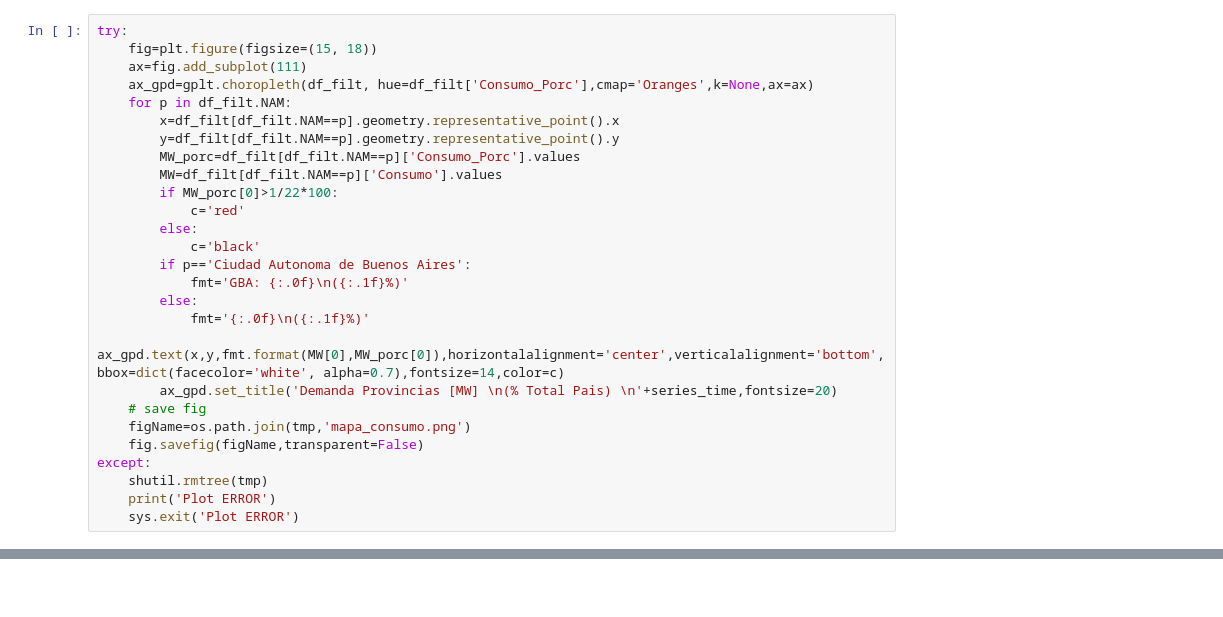
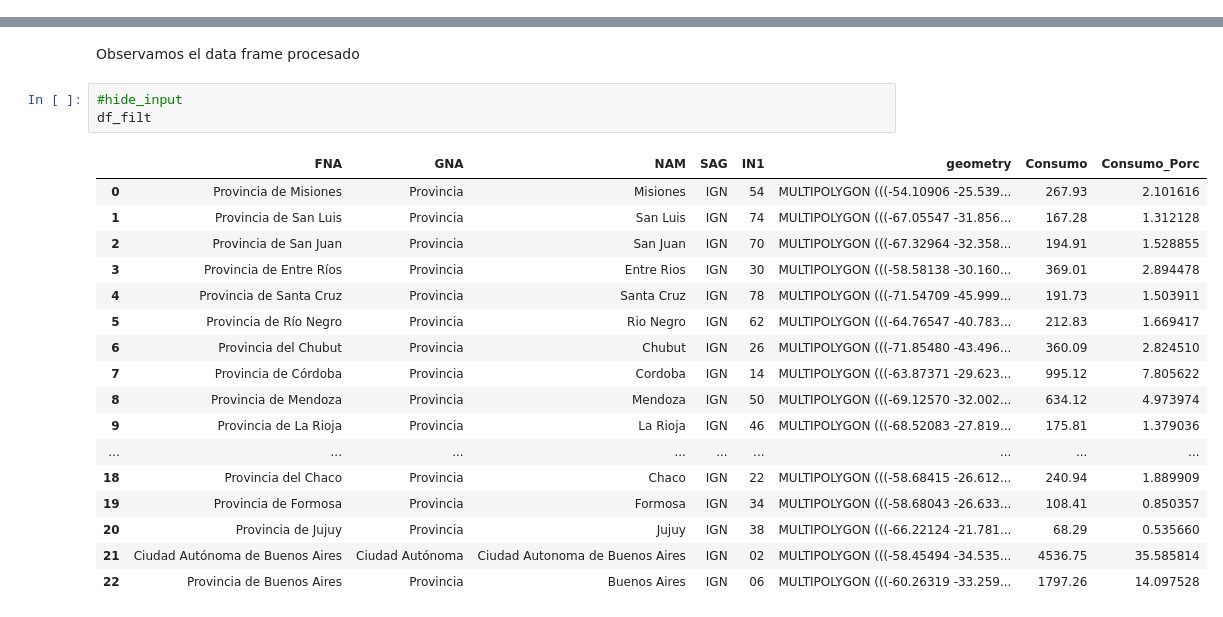
Before and after one commit to felixlapalma/tweet_reporter, a Jupyter notebook: consume_reporter_geojson.ipynb, the cells around one changed output, grey strips where cells are left out. Cells and saved outputs as stored; diff of their text form; blank space fills up the shorter version.

```diff
--- a/consume_reporter_geojson.ipynb
+++ b/consume_reporter_geojson.ipynb
@@ -77,27 +0,0 @@ else:
-# %%
-try:
-    fig=plt.figure(figsize=(15, 18))
-    ax=fig.add_subplot(111)
-    ax_gpd=gplt.choropleth(df_filt, hue=df_filt['Consumo_Porc'],cmap='Oranges',k=None,ax=ax)
-    for p in df_filt.NAM:
-        x=df_filt[df_filt.NAM==p].geometry.representative_point().x
-        y=df_filt[df_filt.NAM==p].geometry.representative_point().y
-        MW_porc=df_filt[df_filt.NAM==p]['Consumo_Porc'].values
-        MW=df_filt[df_filt.NAM==p]['Consumo'].values
-        if MW_porc[0]>1/22*100:
-            c='red'
-        else:
-            c='black'
-        if p=='Ciudad Autonoma de Buenos Aires':
-            fmt='GBA: {:.0f}\n({:.1f}%)'
-        else:
-            fmt='{:.0f}\n({:.1f}%)'
-        ax_gpd.text(x,y,fmt.format(MW[0],MW_porc[0]),horizontalalignment='center',verticalalignment='bottom',bbox=dict(facecolor='white', alpha=0.7),fontsize=14,color=c)
-        ax_gpd.set_title('Demanda Provincias [MW] \n(% Total Pais) \n'+series_time,fontsize=20)
-    # save fig
-    figName=os.path.join(tmp,'mapa_consumo.png')
-    fig.savefig(figName,transparent=False)
-except:
-    shutil.rmtree(tmp)
-    print('Plot ERROR')
-    sys.exit('Plot ERROR')
@@ -128,0 +132,23 @@ shutil.rmtree(tmp)
+# %% [markdown]
+Observamos el data frame procesado
+# %%
+#hide_input
+df_filt
+# %% [output]
+|  | FNA | GNA | NAM | SAG | IN1 | geometry | Consumo | Consumo_Porc |
+| 0 | Provincia de Misiones | Provincia | Misiones | IGN | 54 | MULTIPOLYGON (((-54.10906 -25.539... | 267.93 | 2.101616 |
+| 1 | Provincia de San Luis | Provincia | San Luis | IGN | 74 | MULTIPOLYGON (((-67.05547 -31.856... | 167.28 | 1.312128 |
+| 2 | Provincia de San Juan | Provincia | San Juan | IGN | 70 | MULTIPOLYGON (((-67.32964 -32.358... | 194.91 | 1.528855 |
+| 3 | Provincia de Entre Ríos | Provincia | Entre Rios | IGN | 30 | MULTIPOLYGON (((-58.58138 -30.160... | 369.01 | 2.894478 |
+| 4 | Provincia de Santa Cruz | Provincia | Santa Cruz | IGN | 78 | MULTIPOLYGON (((-71.54709 -45.999... | 191.73 | 1.503911 |
+| 5 | Provincia de Río Negro | Provincia | Rio Negro | IGN | 62 | MULTIPOLYGON (((-64.76547 -40.783... | 212.83 | 1.669417 |
+| 6 | Provincia del Chubut | Provincia | Chubut | IGN | 26 | MULTIPOLYGON (((-71.85480 -43.496... | 360.09 | 2.824510 |
+| 7 | Provincia de Córdoba | Provincia | Cordoba | IGN | 14 | MULTIPOLYGON (((-63.87371 -29.623... | 995.12 | 7.805622 |
+| 8 | Provincia de Mendoza | Provincia | Mendoza | IGN | 50 | MULTIPOLYGON (((-69.12570 -32.002... | 634.12 | 4.973974 |
+| 9 | Provincia de La Rioja | Provincia | La Rioja | IGN | 46 | MULTIPOLYGON (((-68.52083 -27.819... | 175.81 | 1.379036 |
+| ... | ... | ... | ... | ... | ... | ... | ... | ... |
+| 18 | Provincia del Chaco | Provincia | Chaco | IGN | 22 | MULTIPOLYGON (((-58.68415 -26.612... | 240.94 | 1.889909 |
+| 19 | Provincia de Formosa | Provincia | Formosa | IGN | 34 | MULTIPOLYGON (((-58.68043 -26.633... | 108.41 | 0.850357 |
+| 20 | Provincia de Jujuy | Provincia | Jujuy | IGN | 38 | MULTIPOLYGON (((-66.22124 -21.781... | 68.29 | 0.535660 |
+| 21 | Ciudad Autónoma de Buenos Aires | Ciudad Autónoma | Ciudad Autonoma de Buenos Aires | IGN | 02 | MULTIPOLYGON (((-58.45494 -34.535... | 4536.75 | 35.585814 |
+| 22 | Provincia de Buenos Aires | Provincia | Buenos Aires | IGN | 06 | MULTIPOLYGON (((-60.26319 -33.259... | 1797.26 | 14.097528 |
```
Also changed, not shown: parts of 41 cells of this notebook, 8 other files.
